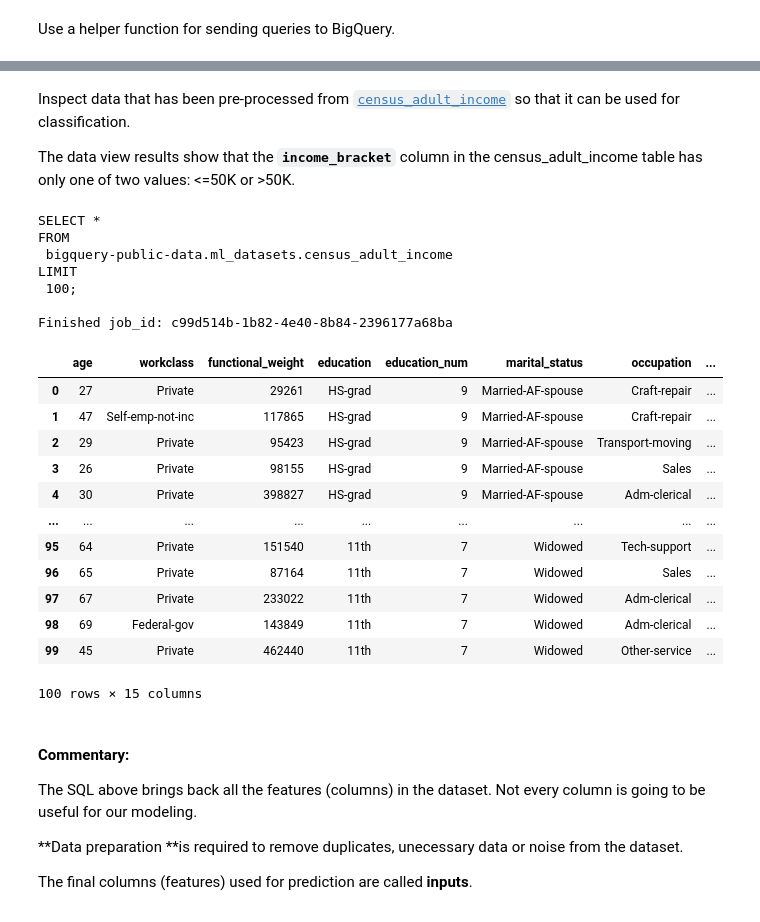
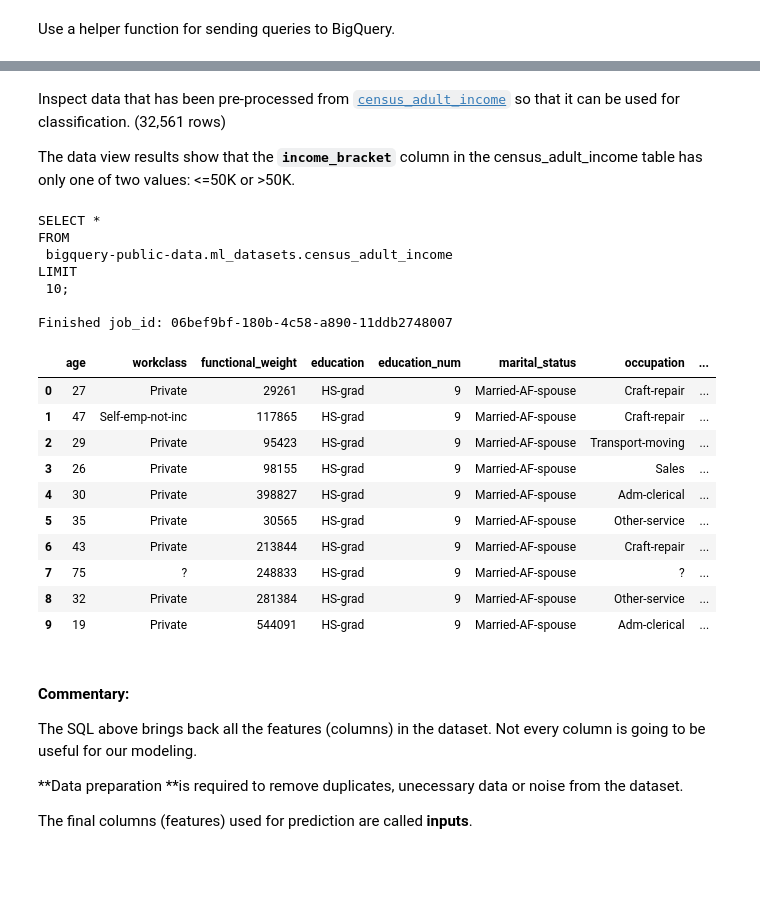
Before and after one commit to paulycloud/ml_portfolio, a Jupyter notebook: 02_BigQuery_ML/02_census_logistic_reg/index.ipynb, the cells around one changed output, grey strips where cells are left out. Saved outputs shown, nothing was run; the diff lists cells and outputs as text; code cells hidden in the pictures; blank space fills up the shorter version.

```diff
--- a/02_BigQuery_ML/02_census_logistic_reg/index.ipynb
+++ b/02_BigQuery_ML/02_census_logistic_reg/index.ipynb
@@ -248,45 +265,43 @@ Finished job_id: a25b698e-5f74-4f30-b7dd-8918bb2968d7
 # %% [markdown]
-Inspect data that has been pre-processed from  [`census_adult_income`](https://cloud.google.com/bigquery?p=bigquery-public-data&d=census_bureau_usa&page=dataset) so that it can be used for classification.
+Inspect data that has been pre-processed from  [`census_adult_income`](https://cloud.google.com/bigquery?p=bigquery-public-data&d=census_bureau_usa&page=dataset) so that it can be used for classification. (32,561 rows)
 
 The data view results show that the **``income_bracket``** column in the census_adult_income table has only one of two values: <=50K or >50K.
 # %%
 sql_inspect_full_feature_dataset = f"""
 SELECT *
 FROM
  {BQ_PUBLIC_DATASET}
 LIMIT
- 100;
+ 10;
 """
 
 sql_inspect_record_count_dataset = f"""
 SELECT count(*)
 FROM
  {BQ_PUBLIC_DATASET};
 """
 
 # Display the sql statement
 print(sql_inspect_full_feature_dataset)
 
 run_bq_query(sql_inspect_full_feature_dataset)
 # %% [output]
 SELECT *
 FROM
  bigquery-public-data.ml_datasets.census_adult_income
 LIMIT
- 100;
+ 10;
 
-Finished job_id: c99d514b-1b82-4e40-8b84-2396177a68ba
+Finished job_id: 06bef9bf-180b-4c58-a890-11ddb2748007
 |  | age | workclass | functional_weight | education | education_num | marital_status | occupation | ... |
 | 0 | 27 | Private | 29261 | HS-grad | 9 | Married-AF-spouse | Craft-repair | ... |
 | 1 | 47 | Self-emp-not-inc | 117865 | HS-grad | 9 | Married-AF-spouse | Craft-repair | ... |
 | 2 | 29 | Private | 95423 | HS-grad | 9 | Married-AF-spouse | Transport-moving | ... |
 | 3 | 26 | Private | 98155 | HS-grad | 9 | Married-AF-spouse | Sales | ... |
 | 4 | 30 | Private | 398827 | HS-grad | 9 | Married-AF-spouse | Adm-clerical | ... |
-| ... | ... | ... | ... | ... | ... | ... | ... | ... |
-| 95 | 64 | Private | 151540 | 11th | 7 | Widowed | Tech-support | ... |
-| 96 | 65 | Private | 87164 | 11th | 7 | Widowed | Sales | ... |
-| 97 | 67 | Private | 233022 | 11th | 7 | Widowed | Adm-clerical | ... |
-| 98 | 69 | Federal-gov | 143849 | 11th | 7 | Widowed | Adm-clerical | ... |
-| 99 | 45 | Private | 462440 | 11th | 7 | Widowed | Other-service | ... |
+| 5 | 35 | Private | 30565 | HS-grad | 9 | Married-AF-spouse | Other-service | ... |
+| 6 | 43 | Private | 213844 | HS-grad | 9 | Married-AF-spouse | Craft-repair | ... |
+| 7 | 75 | ? | 248833 | HS-grad | 9 | Married-AF-spouse | ? | ... |
+| 8 | 32 | Private | 281384 | HS-grad | 9 | Married-AF-spouse | Other-service | ... |
+| 9 | 19 | Private | 544091 | HS-grad | 9 | Married-AF-spouse | Adm-clerical | ... |
-100 rows × 15 columns
 # %% [markdown]
```
Also changed, not shown: parts of 60 cells of this notebook, 9 other files.
